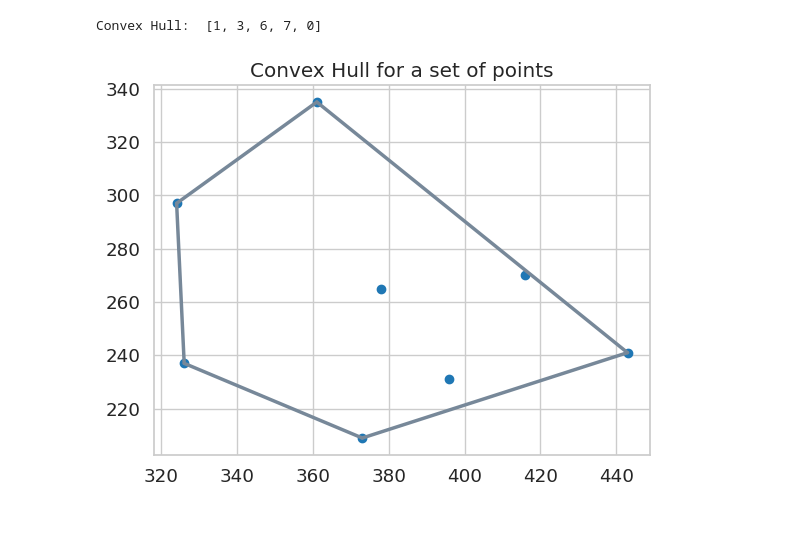
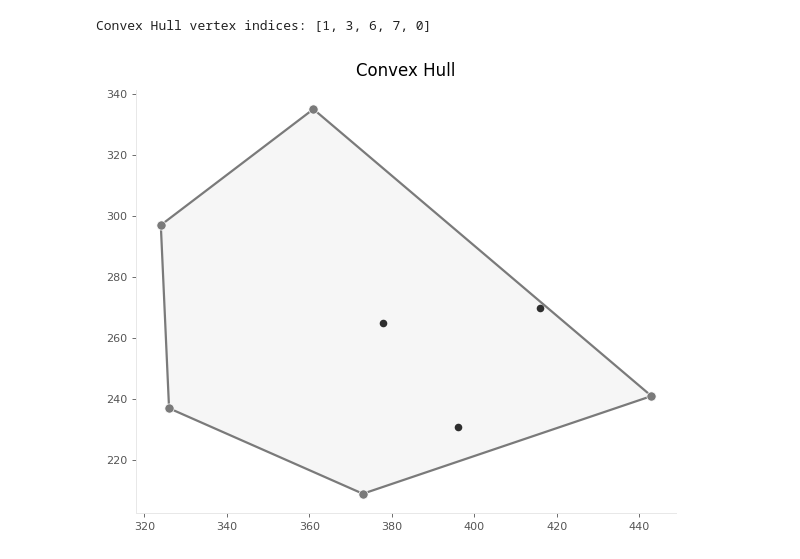
Before and after one commit to quant-sci/compute-geometry, a Jupyter notebook: examples/convex-hull.ipynb, the cells around one changed output. Saved outputs shown, nothing was run; the diff lists cells and outputs as text; code cells hidden in the pictures; blank space fills up the shorter version.

Commit message:
feat: separate visualization from algorithm logic and enhance plots design

```diff
--- a/examples/convex-hull.ipynb
+++ b/examples/convex-hull.ipynb
@@ -6,15 +7,15 @@ from cgeom.algorithms import ConvexHull
 # %%
 # create a list of points
 points = [(326, 237),(373, 209), (378, 265), (443, 241), (396, 231), (416, 270), (361, 335), (324, 297)]
 
 # create a convex hull object with the list of points
 convex_hull = ConvexHull(points)
 
 # plot the convex hull
-convex_hull.plot()
+plot_convex_hull(convex_hull)
 
 # print the indexes of the points that form the convex hull
-print('Convex Hull: ', convex_hull.get_indexes())
+print("Convex Hull vertex indices:", convex_hull.get_indexes())
 # %% [output]
-Convex Hull:  [1, 3, 6, 7, 0]
+Convex Hull vertex indices: [1, 3, 6, 7, 0]
-[figure, old version]
+[figure, new version]
```
Also changed, not shown: parts of 1 cell of this notebook, 7 other files.
